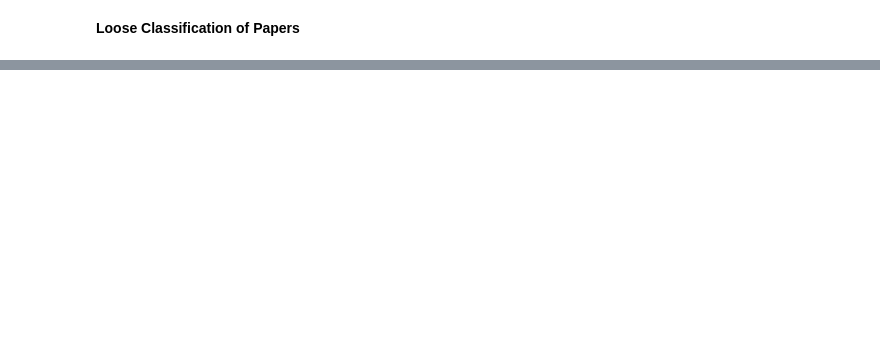
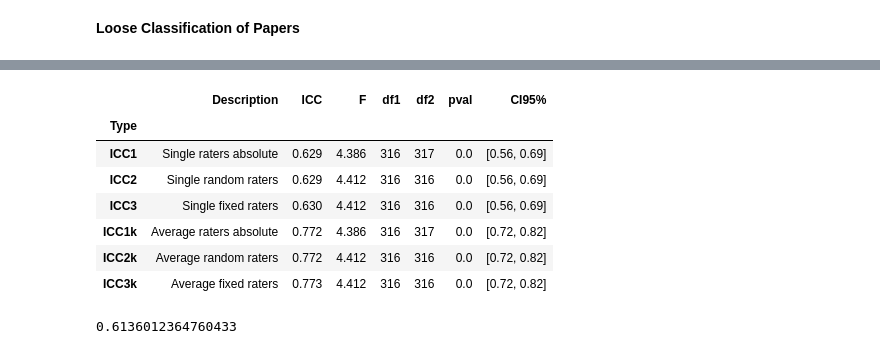
Before and after one commit to yunsu3761/taxoadapt_only_gpt, a Jupyter notebook: multi_dim.ipynb, the cells around one changed output, grey strips where cells are left out. Cells and saved outputs as stored; diff of their text form; code cells hidden in the pictures; blank space fills up the shorter version.

```diff
--- a/multi_dim.ipynb
+++ b/multi_dim.ipynb
@@ -9,3 +71,6 @@ os.environ["TOKENIZERS_PARALLELISM"] = "false"
+# %%
+with open('datasets/multi_dim/emnlp_2024/final_taxo_tasks_filtered.json', 'w') as f:
+    json.dump(filtered_output, f)
 # %%
 !export HF_HOME=/shared/data3/pk36/.cache
 # %%
@@ -98,6 +169,7 @@ queue = deque([node for id, node in id2node.items()])
 while queue:
     curr_node = queue.popleft()
     label = curr_node.label
+    dim = curr_node.dimension
     # expand
     system_instruction, main_prompt, json_output_format = multi_dim_prompt(curr_node)
     prompts = [constructPrompt(args, system_instruction, main_prompt + "\n\n" + json_output_format)]
@@ -107,23 +179,25 @@ while queue:
 
     # add all children
     for key, value in outputs.items():
-        key = key.replace(' ', '_').lower()
-        if (key not in label2node) or ((key in label2node) and (label2node[key].dimension != curr_node.dimension)):
+        mod_key = key.replace(' ', '_').lower() + f"_{dim}"
+        if mod_key not in label2node:
             child_node = Node(
                     id=len(id2node),
-                    label=key,
-                    dimension=curr_node.dimension,
+                    label=mod_key,
+                    dimension=dim,
                     description=value['description'],
                     parents=[curr_node]
                 )
-            curr_node.add_child(key, child_node)
+            curr_node.add_child(mod_key, child_node)
             id2node[child_node.id] = child_node
-            label2node[key] = child_node
+            label2node[mod_key] = child_node
             if child_node.level < args.init_levels:
                 queue.append(child_node)
-
+        elif label2node[mod_key] in label2node[label].get_ancestors():
+            continue
         else:
-            child_node = label2node[key]
+            child_node = label2node[mod_key]
+            curr_node.add_child(mod_key, child_node)
             child_node.add_parent(curr_node)
 # %%
 roots
@@ -463,0 +463,33 @@ len(unlabeled)
+# %%
+with open('/home/pk36/epimine/agreement/2019_legislative_hk_human.txt', "r") as f:
+    human = [line.strip().split('\t') for line in f.readlines() if len(line.strip())]
+    human_dict = {text.strip(): int(ep) if ep.isdigit() else -1 for ep, text in human}
+
+with open('/home/pk36/epimine/agreement/2019_legislative_hk_claude.txt', "r") as f:
+    claude = [line.strip().split('\t') for line in f.readlines() if len(line.strip())]
+    claude_dict = {text.strip(): int(ep) if ep.isdigit() else -1 for ep, text in claude}
+# %%
+num_rows = len(human)
+data = pd.DataFrame(data={'Segment': np.concatenate((np.arange(num_rows),np.arange(num_rows)), axis=0),
+                   'Annotator': np.array([0]*num_rows + [1]*num_rows),
+                   'Episode': [human_dict[i[1]] for i in human] + [claude_dict[i[1]] for i in human]})
+# %%
+ep_icc = pg.intraclass_corr(data=data, targets='Segment', raters='Annotator',
+                         ratings='Episode').round(3)
+ep_icc.set_index("Type")
+# %% [output]
+|  | Description | ICC | F | df1 | df2 | pval | CI95% |
+| Type |  |  |  |  |  |  |  |
+| ICC1 | Single raters absolute | 0.629 | 4.386 | 316 | 317 | 0.0 | [0.56, 0.69] |
+| ICC2 | Single random raters | 0.629 | 4.412 | 316 | 316 | 0.0 | [0.56, 0.69] |
+| ICC3 | Single fixed raters | 0.630 | 4.412 | 316 | 316 | 0.0 | [0.56, 0.69] |
+| ICC1k | Average raters absolute | 0.772 | 4.386 | 316 | 317 | 0.0 | [0.72, 0.82] |
+| ICC2k | Average random raters | 0.772 | 4.412 | 316 | 316 | 0.0 | [0.72, 0.82] |
+| ICC3k | Average fixed raters | 0.773 | 4.412 | 316 | 316 | 0.0 | [0.72, 0.82] |
+# %%
+from sklearn.metrics import cohen_kappa_score
+y1 = [human_dict[i] for i in human_dict]
+y2 = [claude_dict[i] for i in human_dict]
+cohen_kappa_score(y1, y2)
+# %% [output]
+0.6136012364760433
```
Also changed, not shown: parts of 50 cells of this notebook, 7 other files.
